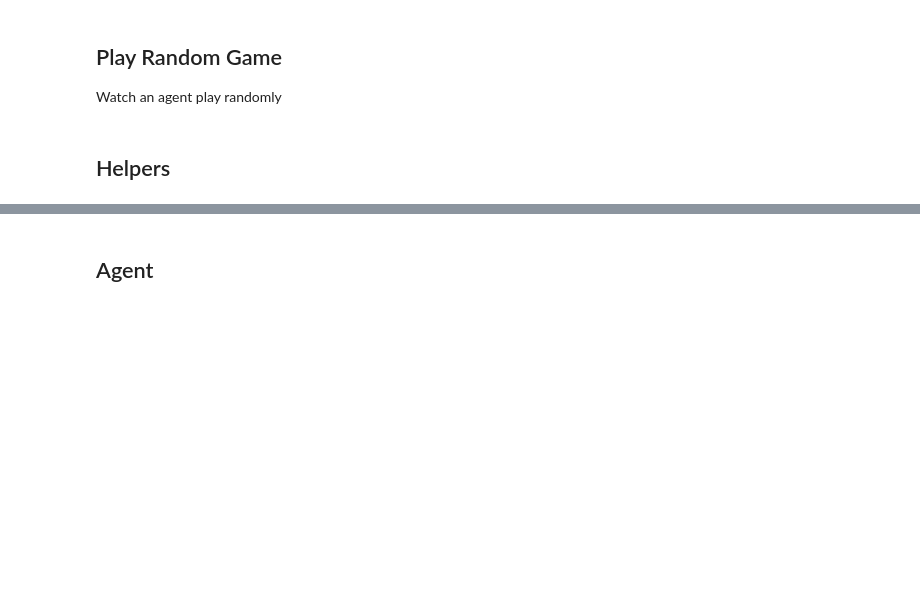
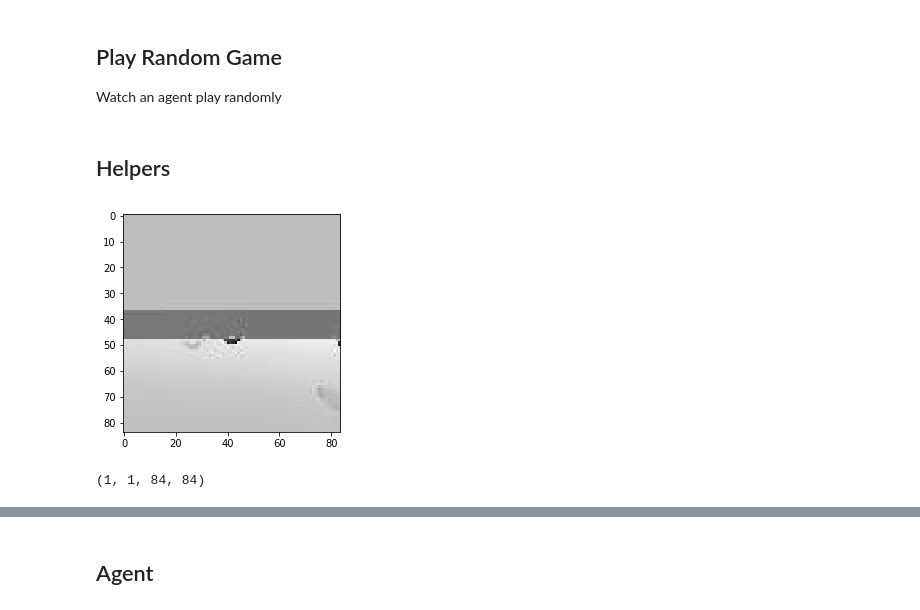
Before and after one commit to ostamand/banana-collector, a Jupyter notebook: Visual/Train_DQN.ipynb, the cells around one changed output, grey strips where cells are left out. Saved outputs shown, nothing was run; the diff lists cells and outputs as text; code cells hidden in the pictures; blank space fills up the shorter version.

```diff
--- a/Visual/Train_DQN.ipynb
+++ b/Visual/Train_DQN.ipynb
@@ -201,10 +243,25 @@ while True:
 print("Score: {}".format(score))
 # %% [markdown]
 ## Helpers
+# %%
+def preprocess(state_rgb):
+    im = Image.fromarray(np.uint8(state_rgb*255).reshape(84,84,3), 'RGB')
+    im_gray = im.convert('L')
+    a = np.array(im_gray)
+    return a.reshape(1, 1, a.shape[0],a.shape[1]) / 255.0
 # %%
 def reset_env(env, brain_name, train_mode=True):
     env_info = env.reset(train_mode=train_mode)[brain_name]
-    return env_info.visual_observations[0].reshape(1,3,84,84)
+    state = env_info.visual_observations[0].reshape(1,3,84,84)
+    return preprocess(state[0])
+# %%
+s = reset_env(env, brain_name)
+plt.imshow(Image.fromarray(np.uint8(s[0,0]*255), 'L'))
+plt.show()
+s.shape
+# %% [output]
+[figure, added]
+(1, 1, 84, 84)
 # %%
 def step_env(env, brain_name, action):
     env_info = env.step(action)[brain_name]
```
Also changed, not shown: parts of 11 cells of this notebook, 2 other files.
